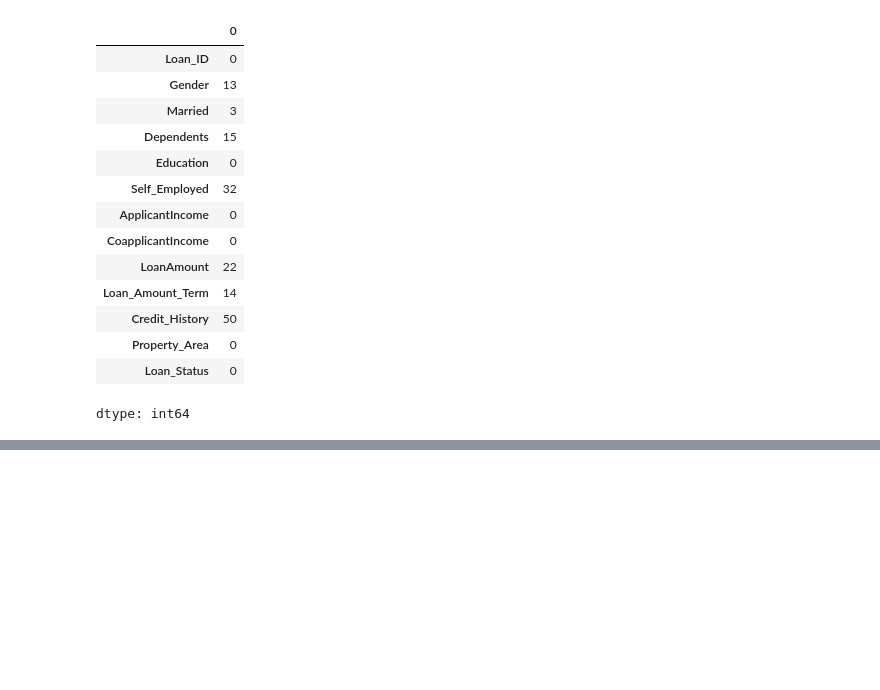
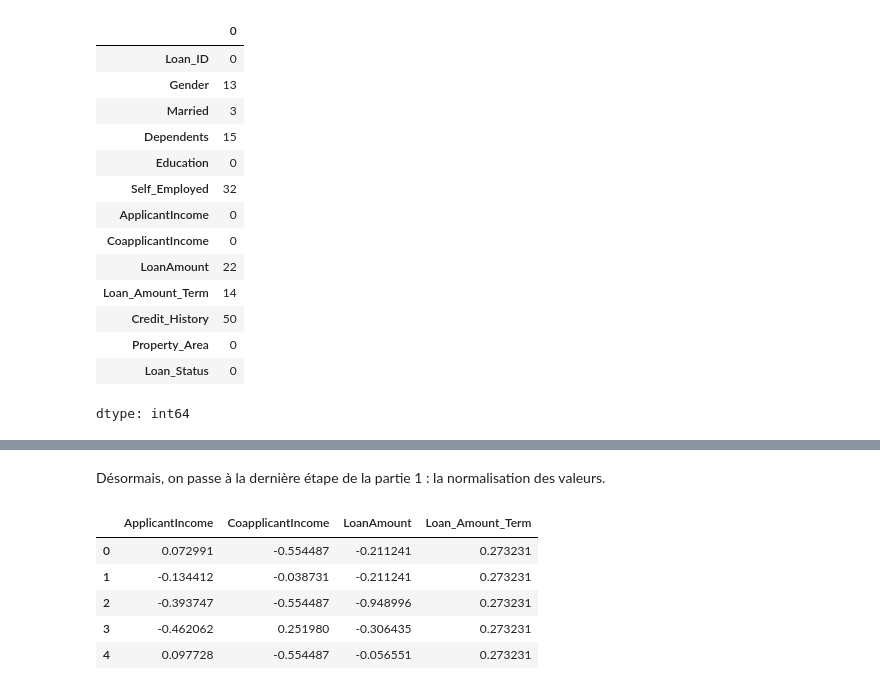
Before and after one commit to ach224/Prediction_eligibilite_pret_bancaire, a Jupyter notebook: PDT1_Etape_1_2_(data_cleaning_+_EDA).ipynb, the cells around one changed output, grey strips where cells are left out. Cells and saved outputs as stored; diff of their text form; code cells hidden in the pictures; blank space fills up the shorter version.

Commit message:
Partie 1 terminée

```diff
--- a/PDT1_Etape_1_2_(data_cleaning_+_EDA).ipynb
+++ b/PDT1_Etape_1_2_(data_cleaning_+_EDA).ipynb
@@ -121,0 +137,12 @@ dtype: int64
+# %%
+colonnes_cat = ["Gender", "Married", "Self_Employed", "Education", "Property_Area"]
+
+for col in colonnes_cat:
+    df[col] = df[col].fillna(df[col].mode()[0])
+
+df['LoanAmount'] = df['LoanAmount'].fillna(df['LoanAmount'].median())
+df['Loan_Amount_Term'] = df['Loan_Amount_Term'].fillna(df['Loan_Amount_Term'].mode()[0])
+df['Credit_History'] = df['Credit_History'].fillna(df['Credit_History'].mode()[0])
+df['Dependents'] = df['Dependents'].fillna(df['Dependents'].mode()[0])
+
+df.isnull().sum()
@@ -121,0 +167,14 @@ dtype: int64
+# %%
+df["Gender"] = df["Gender"].map({"Male": 0, "Female": 1})
+df["Married"] = df["Married"].map({"No": 0, "Yes": 1})
+df["Self_Employed"] = df["Self_Employed"].map({"No": 0, "Yes": 1})
+df["Education"] = df["Education"].map({"Not Graduate": 0, "Graduate": 1})
+df["Property_Area"] = df["Property_Area"].map({"Rural": 0, "Semiurban": 1, "Urban": 2})
+df["Loan_Status"] = df["Loan_Status"].map({"N": 0, "Y": 1})
+df['CoapplicantIncome'] = df['CoapplicantIncome'].astype(int)
+df['LoanAmount'] = df['LoanAmount'].astype(int)
+df['Loan_Amount_Term'] = df['Loan_Amount_Term'].astype(int)
+df['Credit_History'] = df['Credit_History'].astype(int)
+
+print(df.dtypes)
+print(df.head())
@@ -121,0 +199,18 @@ dtype: int64
+# %% [markdown]
+Désormais, on passe à la dernière étape de la partie 1 : la normalisation des valeurs.
+# %%
+from sklearn.preprocessing import StandardScaler
+
+colonne_a_normaliser = ["ApplicantIncome", "CoapplicantIncome", "LoanAmount", "Loan_Amount_Term"]
+
+scaler = StandardScaler()
+df[colonne_a_normaliser] = scaler.fit_transform(df[colonne_a_normaliser])
+
+df[colonne_a_normaliser].head()
+# %% [output]
+|  | ApplicantIncome | CoapplicantIncome | LoanAmount | Loan_Amount_Term |
+| 0 | 0.072991 | -0.554487 | -0.211241 | 0.273231 |
+| 1 | -0.134412 | -0.038731 | -0.211241 | 0.273231 |
+| 2 | -0.393747 | -0.554487 | -0.948996 | 0.273231 |
+| 3 | -0.462062 | 0.251980 | -0.306435 | 0.273231 |
+| 4 | 0.097728 | -0.554487 | -0.056551 | 0.273231 |
```
Also changed, not shown: parts of 8 cells of this notebook.
